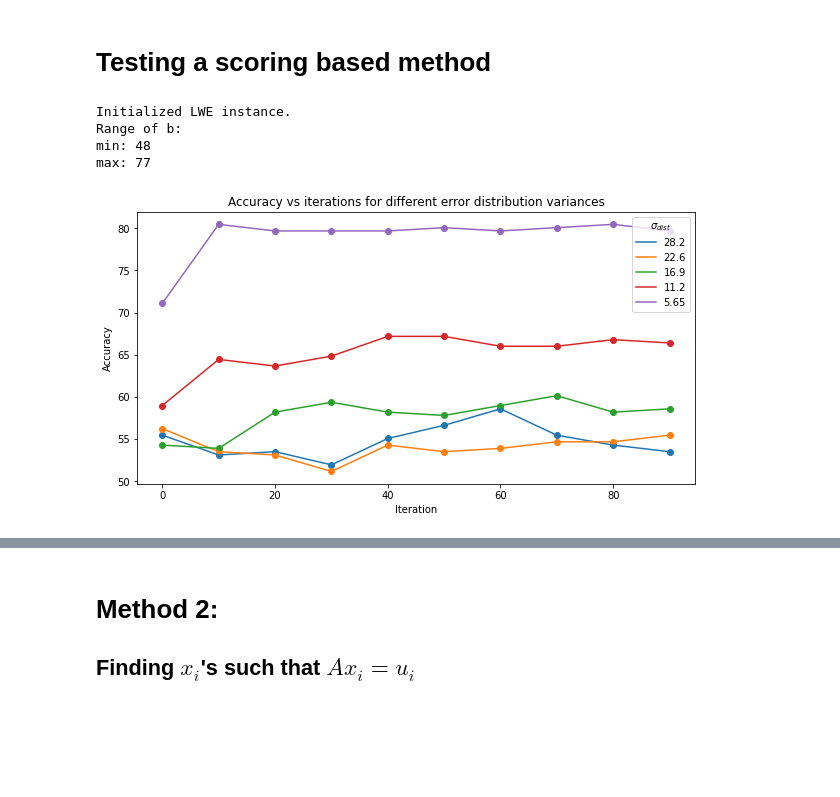
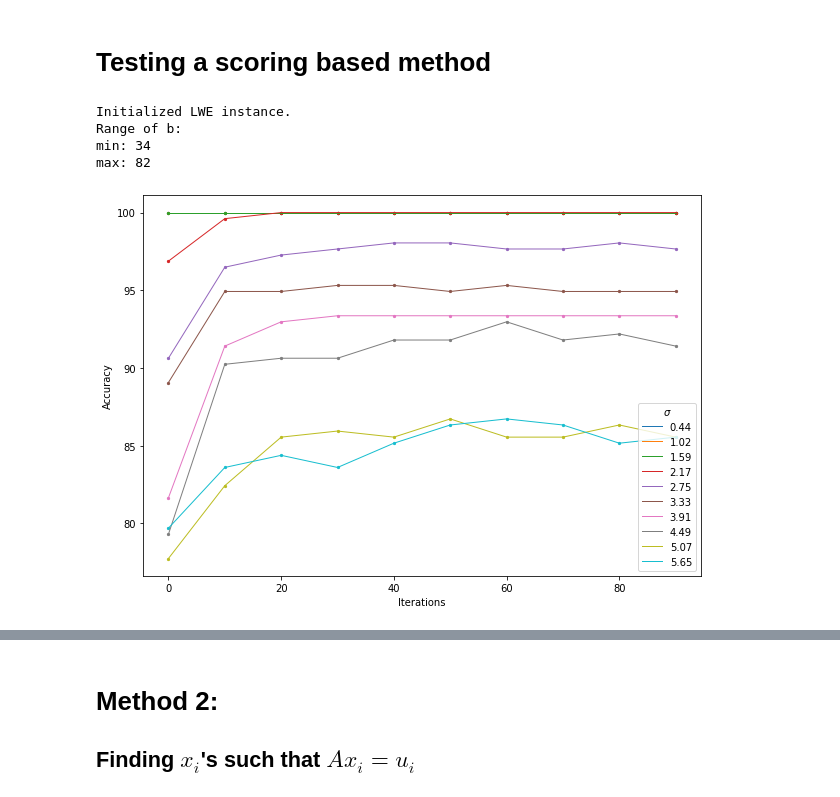
Before and after one commit to BhavyaKohli/Learning-With-Errors, a Jupyter notebook: code/exploration.ipynb, the cells around one changed output, grey strips where cells are left out. Drawn from its saved outputs; the diff is of its cells as text; code cells hidden in the pictures; blank space fills up the shorter version.

Commit message:
some graphs

```diff
--- a/code/exploration.ipynb
+++ b/code/exploration.ipynb
@@ -98,15 +98,16 @@ except np.linalg.LinAlgError:
 <a class="anchor" id="scoring"></a>
 # Testing a scoring based method
 # %%
-A,S,e,b,sigma = initialize_expt(sigma_factor=1/n)
+A,S,e,b,sigma = initialize_expt()
 # %% [output]
 Initialized LWE instance.
 Range of b:
-min: 48
-max: 77
+min: 34
+max: 82
 # %%
-def run(num_iter=100,update_interval=10,q=q,sigma_factor=0.05,seed=50,plot=True,verbose=1):
-    A,S,e,b,sigma = initialize_expt(q=q,sigma_factor=sigma_factor,seed=seed,verbose=verbose)
+def run(num_iter=100,update_interval=10,q=q,sigma_factor=0.05,seed=None,plot=True,verbose=1):
+    if seed is not None: np.random.seed(seed)
+    A,S,e,b,sigma = initialize_expt(q=q,sigma_factor=sigma_factor,seed=np.random.randint(0,1e5),verbose=verbose)
     if verbose:
         print("Range of e:")
         print_minmax(e)
@@ -137,17 +138,20 @@ def run(num_iter=100,update_interval=10,q=q,sigma_factor=0.05,seed=50,plot=True,
         plt.xlabel("Iteration");plt.ylabel("Accuracy")
         plt.show()
 
-    return np.array(acc)
+    return np.array(acc), acc[-1][1]
 # %%
-sigmas = np.linspace(1/n,0.05,5)
-accs = [run(sigma_factor=s,plot=False,verbose=0) for s in tqdm(sigmas,ncols=100)]
+sigmas = np.linspace(1/n,0.05,10)
+
+accs = []
+for sigma in tqdm(sigmas,ncols=100):
+    accs.append(run(num_iter=100,sigma_factor=sigma,plot=False,verbose=0)[0])
+accs = np.array(accs)
 # %%
-plt.figure(figsize=(10,5))
-for n,acc in enumerate(accs):
-    plt.plot(acc[:,0],acc[:,1],label=str(sigmas[n]*q)[:4]);plt.scatter(acc[:,0],acc[:,1])
-    plt.title("Accuracy vs iterations for different error distribution variances")
-    plt.xlabel("Iteration");plt.ylabel("Accuracy")
-    plt.legend(title=r"$\sigma_{dist}$")
+plt.figure(figsize=(10,7))
+for i,acc in enumerate(accs):
+    plt.plot(acc[:,0],acc[:,1],label=str(sigmas[i]*q)[:4],linewidth=1);plt.scatter(acc[:,0],acc[:,1],s=5)
+    plt.legend(title=r"$\sigma$")
+    plt.xlabel("Iterations");plt.ylabel("Accuracy")
 plt.show()
 # %% [output]
-[figure, old version]
+[figure, new version]
```
Also changed, not shown: parts of 13 cells of this notebook.
